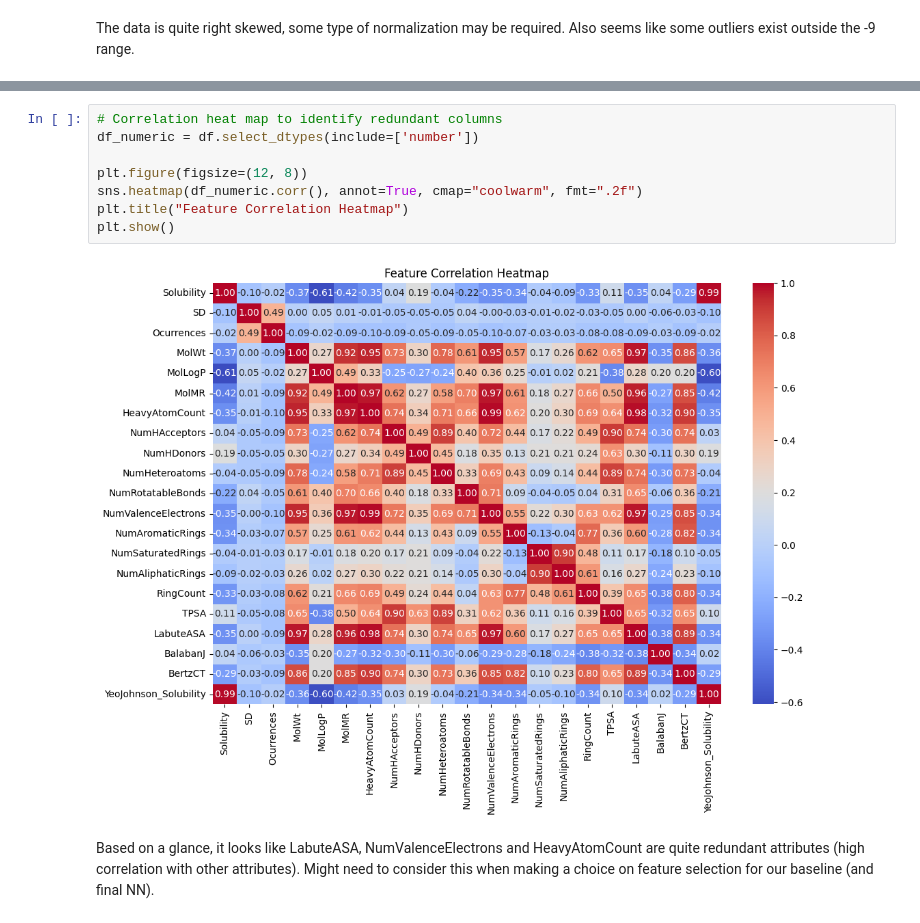
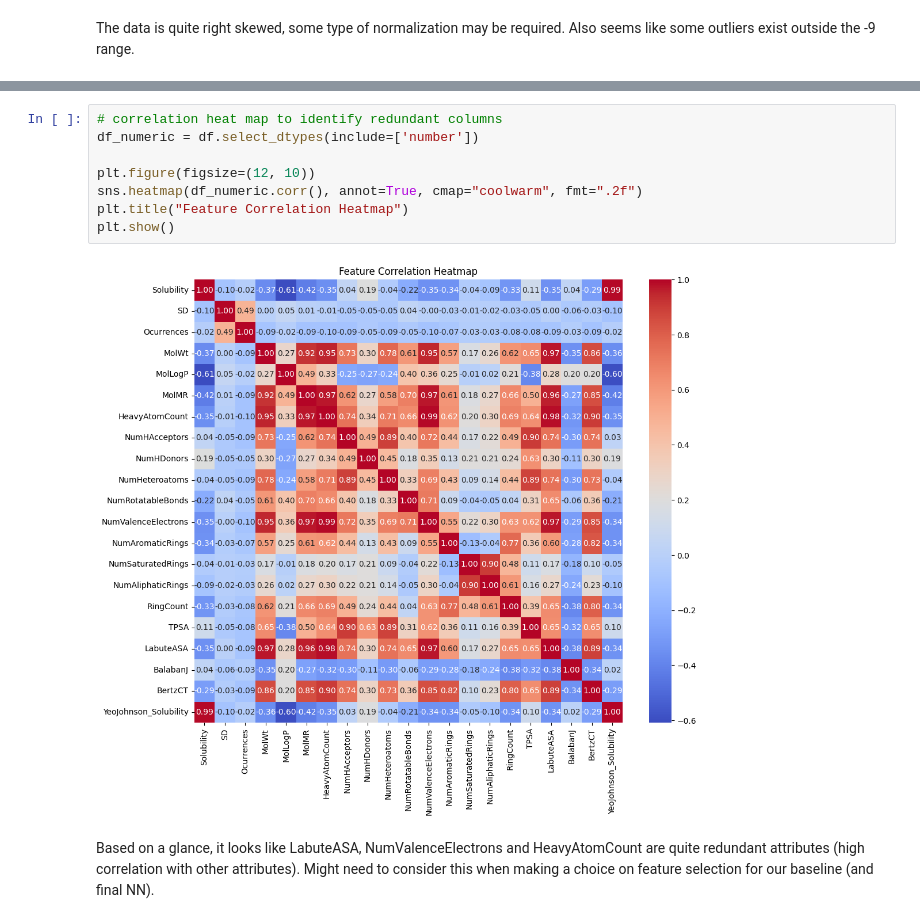
Before and after one commit to RaiyannJ/BioSolveAI, a Jupyter notebook: EDA.ipynb, the cells around one changed output, grey strips where cells are left out. Saved outputs shown, nothing was run; the diff lists cells and outputs as text.

```diff
--- a/EDA.ipynb
+++ b/EDA.ipynb
@@ -209,14 +209,14 @@ plt.show()
 # %% [output]
 [figure]
 # %%
-# Correlation heat map to identify redundant columns
+# correlation heat map to identify redundant columns
 df_numeric = df.select_dtypes(include=['number'])
 
-plt.figure(figsize=(12, 8))
+plt.figure(figsize=(12, 10))
 sns.heatmap(df_numeric.corr(), annot=True, cmap="coolwarm", fmt=".2f")
 plt.title("Feature Correlation Heatmap")
 plt.show()
 # %% [output]
-[figure, old version]
+[figure, new version]
 # %% [markdown]
 Based on a glance, it looks like LabuteASA, NumValenceElectrons and HeavyAtomCount are quite redundant attributes (high correlation with other attributes). Might need to consider this when making a choice on feature selection for our baseline (and final NN).
```
Also changed, not shown: parts of 9 cells of this notebook.
